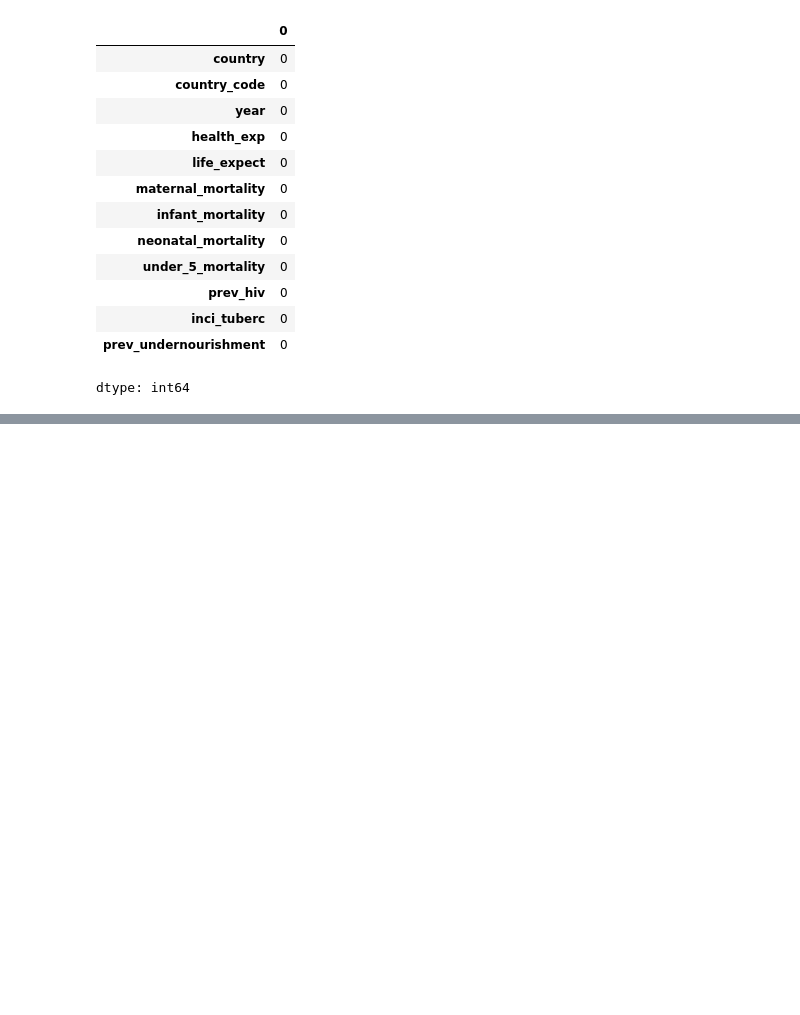
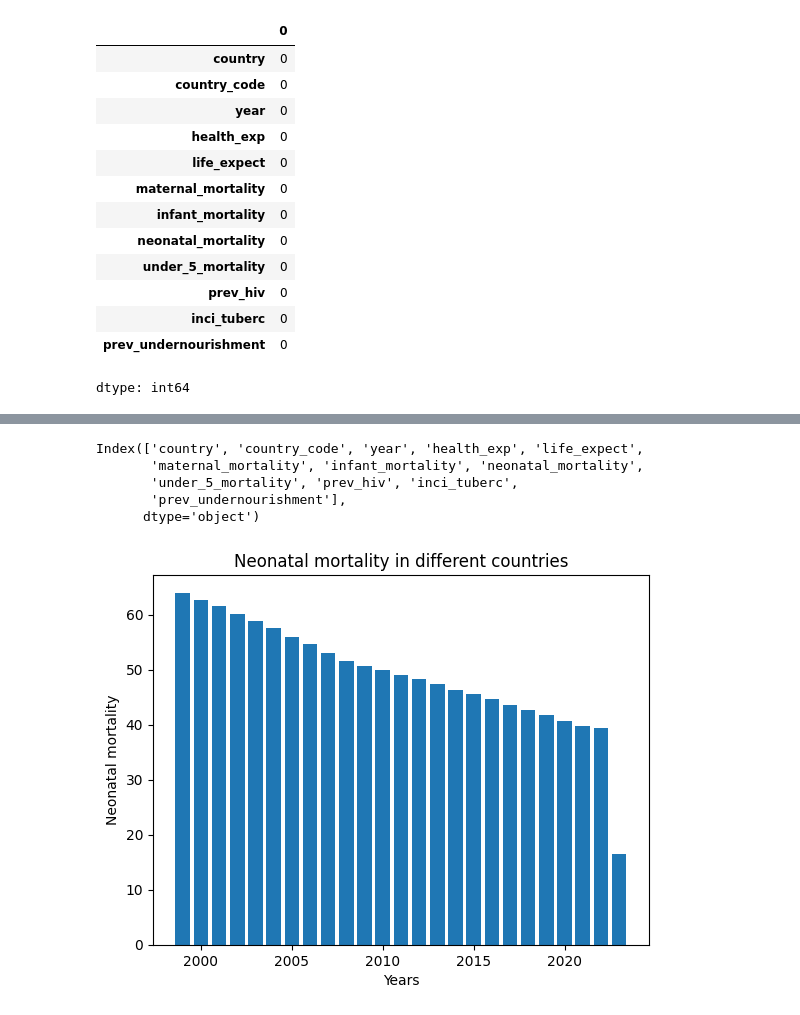
Before and after one commit to Praveenpadidapu/ML-Assignments, a Jupyter notebook: Blog.ipynb, the cells around one changed output, grey strips where cells are left out. Drawn from its saved outputs; the diff is of its cells as text; code cells hidden in the pictures; blank space fills up the shorter version.

```diff
--- a/Blog.ipynb
+++ b/Blog.ipynb
@@ -116,0 +163,17 @@ dtype: int64
+# %%
+data.columns
+# %% [output]
+Index(['country', 'country_code', 'year', 'health_exp', 'life_expect',
+       'maternal_mortality', 'infant_mortality', 'neonatal_mortality',
+       'under_5_mortality', 'prev_hiv', 'inci_tuberc',
+       'prev_undernourishment'],
+      dtype='object')
+# %%
+import matplotlib.pyplot as plt
+plt.bar(data.year,data.neonatal_mortality)
+plt.xlabel("Years")
+plt.ylabel("Neonatal mortality")
+plt.title("Neonatal mortality in different countries")
+plt.show()
+# %% [output]
+[figure, added]
```
Also changed, not shown: parts of 9 cells of this notebook.
